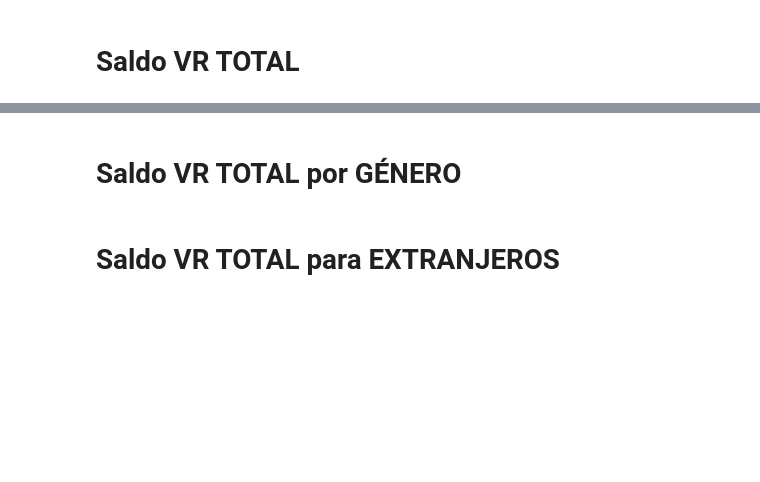
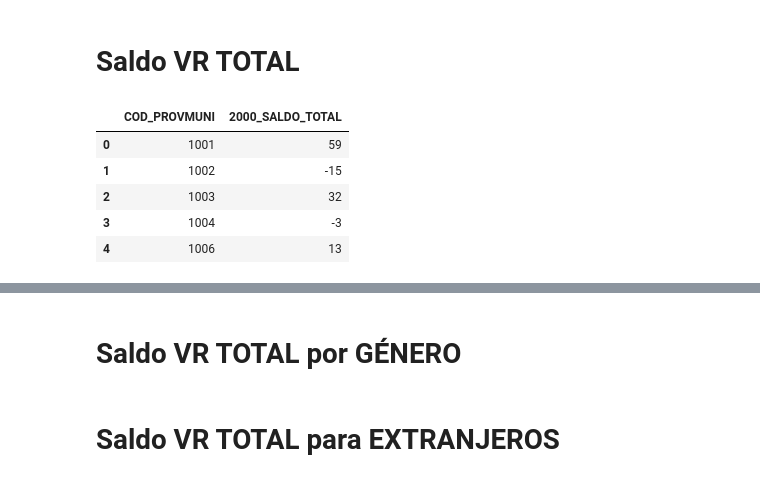
Before and after one commit to petr-ruca/var-residenciales, a Jupyter notebook: results-jupyernotebook-beta3.ipynb, the cells around one changed output, grey strips where cells are left out. Cells and saved outputs as stored; diff of their text form; code cells hidden in the pictures; blank space fills up the shorter version.

```diff
--- a/results-jupyernotebook-beta3.ipynb
+++ b/results-jupyernotebook-beta3.ipynb
@@ -18,9 +25,16 @@ microdatos.head()
 # %%
 ent = microdatos.groupby('PROVMUNIALTA').size()
 sal = microdatos.groupby('PROVMUNIBAJA').size()
 saldo = ent.sub(sal, fill_value=0).reset_index().astype(int).rename(columns={'index': 'COD_PROVMUNI',0: str(year) + '_SALDO_TOTAL'})
 
-saldo.head
+saldo.head()
+# %% [output]
+|  | COD_PROVMUNI | 2000_SALDO_TOTAL |
+| 0 | 1001 | 59 |
+| 1 | 1002 | -15 |
+| 2 | 1003 | 32 |
+| 3 | 1004 | -3 |
+| 4 | 1006 | 13 |
 # %%
 #result = pd.merge(munidatabase, saldo, on='COD_PROVMUNI')
 
```
Also changed, not shown: parts of 9 cells of this notebook, 2 other files.
